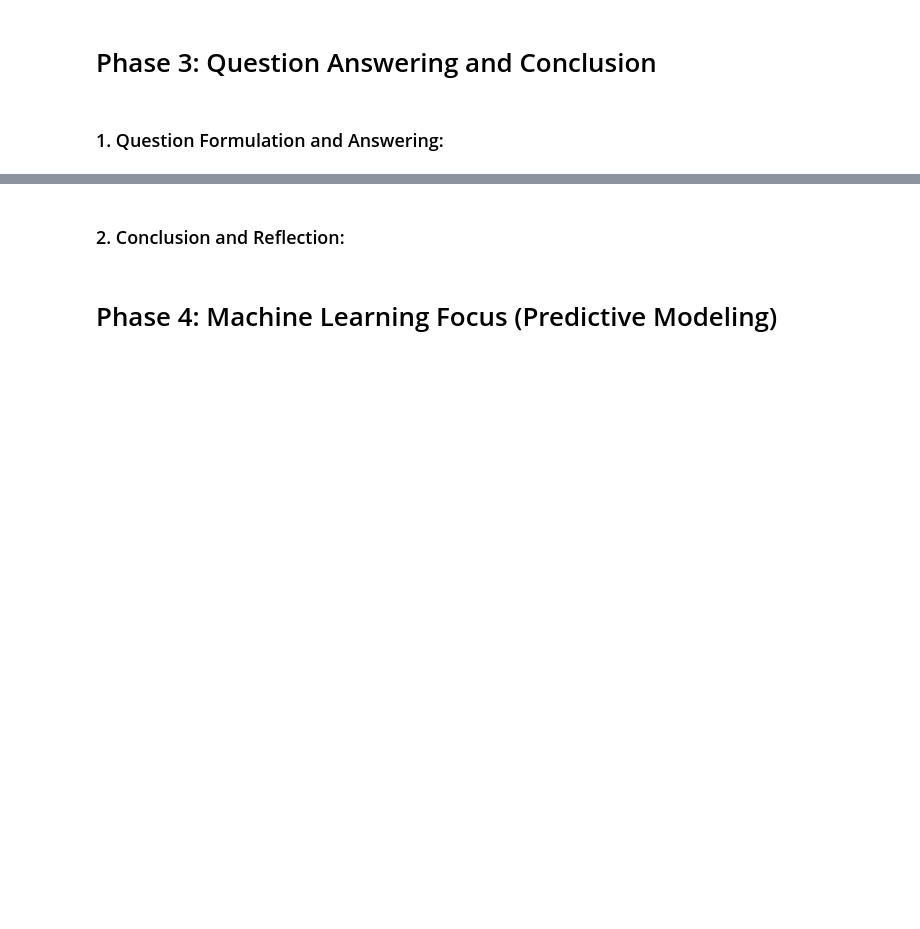
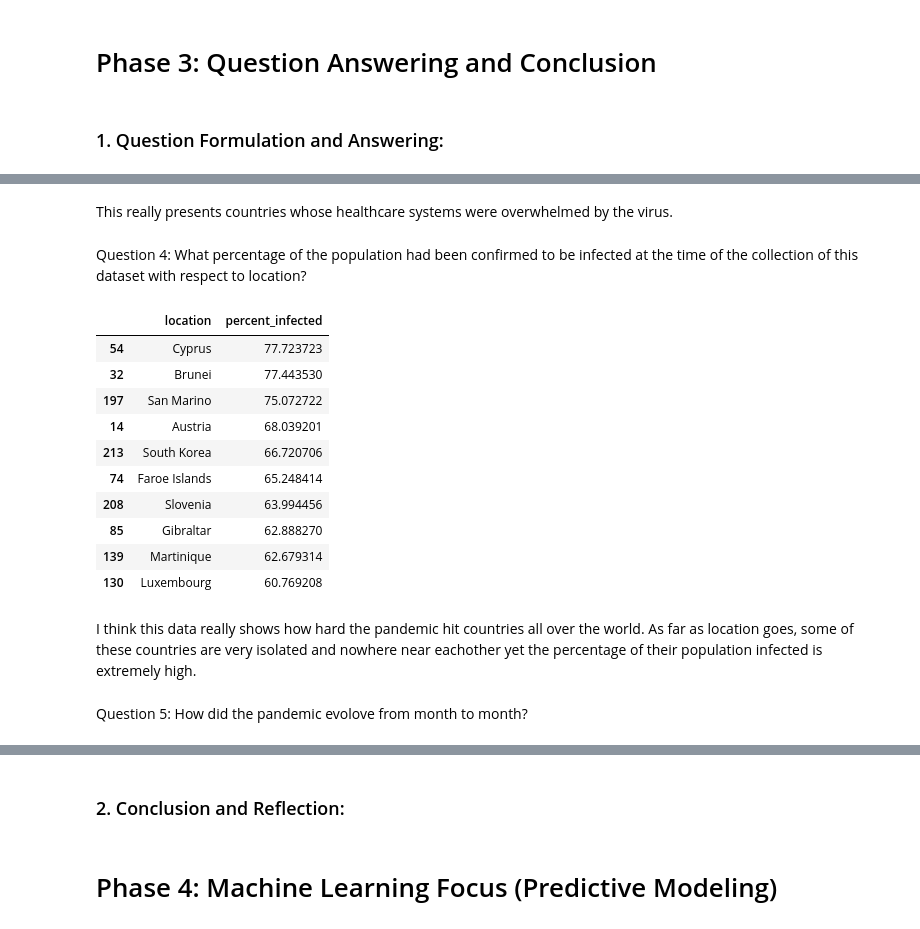
Before and after one commit to lkhellah/DataWithPython, a Jupyter notebook: data-cleaning.ipynb, the cells around one changed output, grey strips where cells are left out. Cells and saved outputs as stored; diff of their text form; code cells hidden in the pictures; blank space fills up the shorter version.

```diff
--- a/data-cleaning.ipynb
+++ b/data-cleaning.ipynb
@@ -554,0 +619,26 @@ To sum up our observations, here are some patterns, relationships, and distribut
+# %% [markdown]
+This really presents countries whose healthcare systems were overwhelmed by the virus.
+# %% [markdown]
+Question 4: What percentage of the population had been confirmed to be infected at the time of the collection of this dataset with respect to location?
+# %%
+q4_df = covid_df_cleaned.groupby('location').last().reset_index()
+
+q4_df['percent_infected'] = (q4_df['total_cases'] / q4_df['population']) * 100
+
+q4_df[['location', 'percent_infected']].sort_values('percent_infected', ascending=False).head(10)
+# %% [output]
+|  | location | percent_infected |
+| 54 | Cyprus | 77.723723 |
+| 32 | Brunei | 77.443530 |
+| 197 | San Marino | 75.072722 |
+| 14 | Austria | 68.039201 |
+| 213 | South Korea | 66.720706 |
+| 74 | Faroe Islands | 65.248414 |
+| 208 | Slovenia | 63.994456 |
+| 85 | Gibraltar | 62.888270 |
+| 139 | Martinique | 62.679314 |
+| 130 | Luxembourg | 60.769208 |
+# %% [markdown]
+I think this data really shows how hard the pandemic hit countries all over the world. As far as location goes, some of these countries are very isolated and nowhere near eachother yet the percentage of their population infected is extremely high.
+# %% [markdown]
+Question 5: How did the pandemic evolove from month to month?
```
Also changed, not shown: parts of 12 cells of this notebook.
